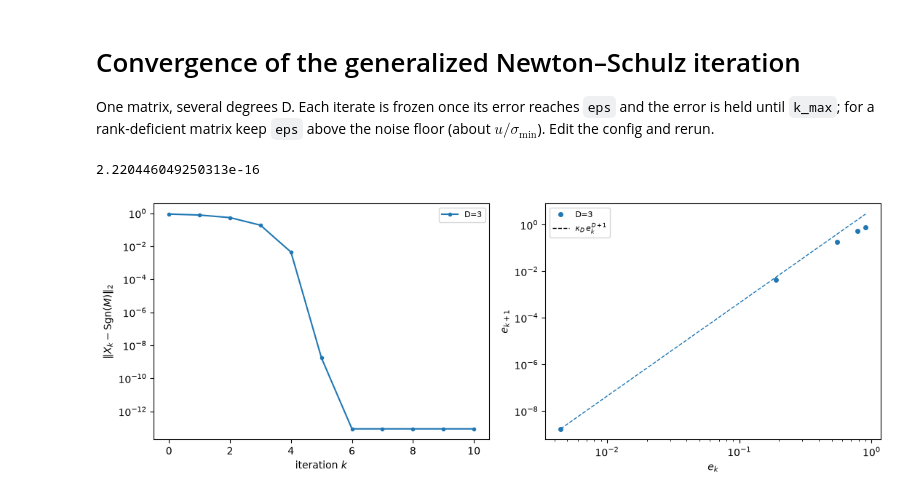
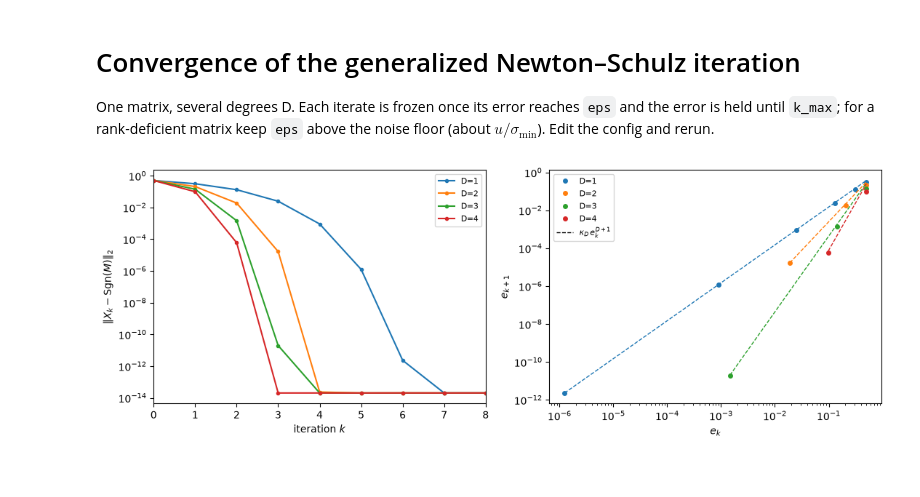
Before and after one commit to ElRiccio/code_stageM2, a Jupyter notebook: notebooks/exp1_convergence.ipynb, the cells around one changed output. Drawn from its saved outputs; the diff is of its cells as text; code cells hidden in the pictures.

```diff
--- a/notebooks/exp1_convergence.ipynb
+++ b/notebooks/exp1_convergence.ipynb
@@ -13,20 +13,25 @@ from experiments.convergence import ConvergenceConfig, run_convergence
 %matplotlib inline
 # %%
 cfg = ConvergenceConfig(
-    m=256, n=256, rank=None, smin=1e-1, degrees=[3],
-    k_max=10,     # steps run at most
+    m=64, n=64, rank=None, cond=2, sigma_max=1.0, degrees=[1, 2, 3, 4],
+    k_max=50,     # steps run at most
     eps=None,    # freeze the iterate once its error reaches this; None = 10 machine eps
-                  # (rank-deficient: keep eps above the noise floor, about u / smin)
+                  # (rank-deficient: keep eps above the noise floor, about u * cond)
     dtype=torch.float64, device="cuda", seed=0,
 )
-print(torch.finfo(cfg.dtype).eps)
 res = run_convergence(cfg)
-# %% [output]
-2.220446049250313e-16
 # %%
 fig, axs = plt.subplots(1, 2, figsize=(11, 4))
-plots.plot_error_curves(res["error"], ax=axs[0])
+plots.plot_error_curves(
+    res["error"], ax=axs[0],
+    eps=None,              # set a level (e.g. 1e-8) to enable the first-hit markers and the eps line
+    predicted=None,        # e.g. {D: K_D} to draw predicted step counts
+    show_predicted=True,   # dashed vertical lines at predicted K_D
+    show_first_hit=True,   # mark the first step with error <= eps
+    show_eps_line=True,    # horizontal line at eps
+    k_plot=8,           # last step shown (None = all)
+)
 plots.plot_error_map(res["error"], ax=axs[1])
 fig.tight_layout()
 # %% [output]
-[figure, old version]
+[figure, new version]
```
Also changed, not shown: 22 other files.
